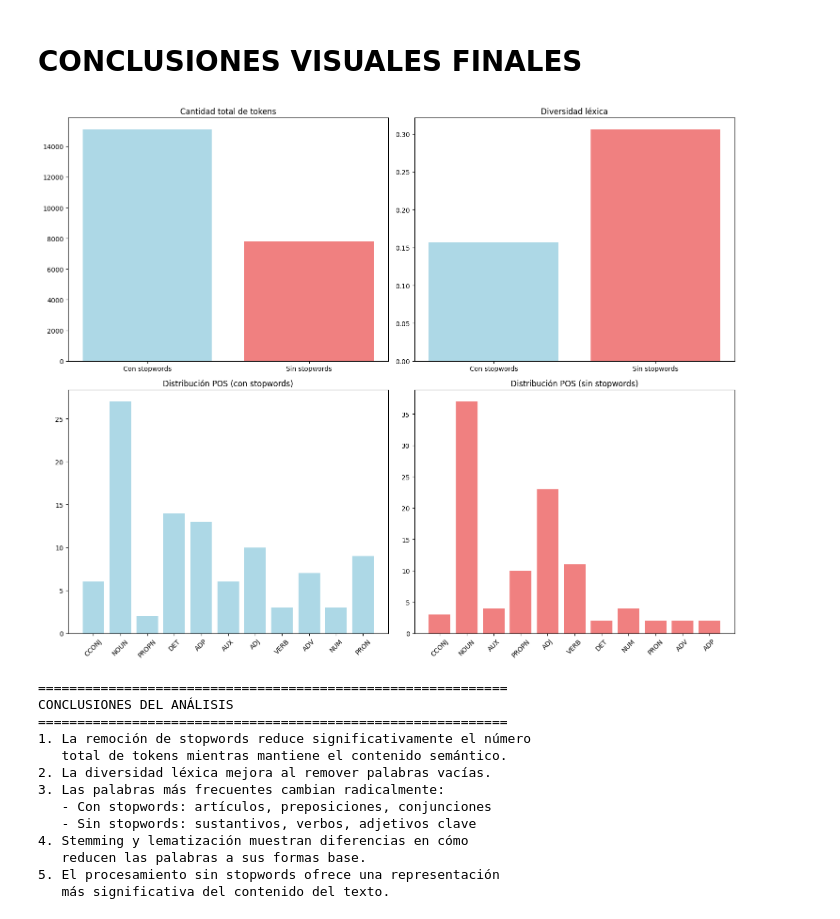
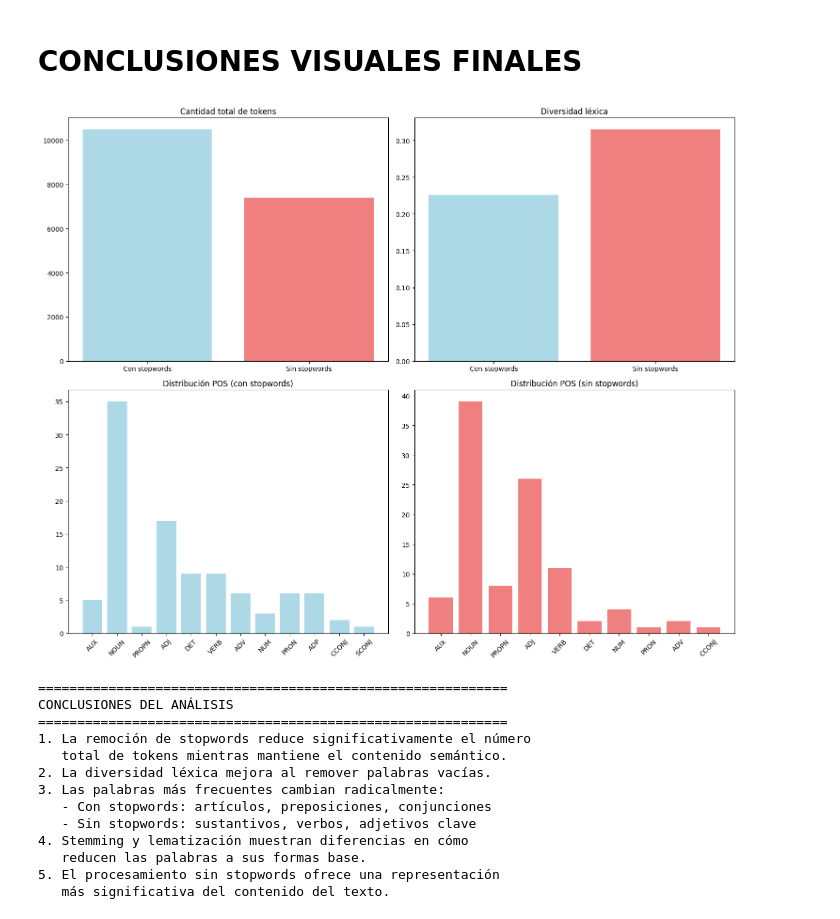
Before and after one commit to Fanova-AR/D_S_3_COM_95480, a Jupyter notebook: Art_of_War_Seoane_Facundo.ipynb, the cells around one changed output. Cells and saved outputs as stored; diff of their text form; code cells hidden in the pictures.

```diff
--- a/Art_of_War_Seoane_Facundo.ipynb
+++ b/Art_of_War_Seoane_Facundo.ipynb
@@ -227,8 +243,8 @@ def analisis_pos_espanol(tokens):
     return tags, conteo_pos
 
 # Aplicar a ambos casos
-tags_con, conteo_con = analisis_pos_espanol(procesado_con_stopwords)
-tags_sin, conteo_sin = analisis_pos_espanol(procesado_sin_stopwords)
+tags_con, conteo_con = analisis_pos_espanol(tokens_con_stopwords)
+tags_sin, conteo_sin = analisis_pos_espanol(tokens_sin_stopwords)
 
 print("=" * 60)
 print("POS TAGGING CORRECTO (usando spaCy español)")
@@ -451,13 +467,13 @@ fig, ((ax1, ax2), (ax3, ax4)) = plt.subplots(2, 2, figsize=(15, 12))
 
 # 1. Cantidad de tokens
 ax1.bar(['Con stopwords', 'Sin stopwords'],
-        [len(procesado_con_stopwords), len(procesado_sin_stopwords)],
+        [len(tokens_con_stopwords), len(tokens_sin_stopwords)],
         color=['lightblue', 'lightcoral'])
 ax1.set_title('Cantidad total de tokens')
 
 # 2. Diversidad léxica
 ax2.bar(['Con stopwords', 'Sin stopwords'],
-        [div_con, div_sin],
+        [diversidad_con, diversidad_sin],
         color=['lightblue', 'lightcoral'])
 ax2.set_title('Diversidad léxica')
 
@@ -466,34 +482,34 @@ tags = list(conteo_con.keys())
 counts = list(conteo_con.values())
 ax3.bar(tags, counts, color='lightblue')
 ax3.set_title('Distribución POS (con stopwords)')
 ax3.tick_params(axis='x', rotation=45)
 
 # 4. Tipos de palabras (POS) sin stopwords
 tags = list(conteo_sin.keys())
 counts = list(conteo_sin.values())
 ax4.bar(tags, counts, color='lightcoral')
 ax4.set_title('Distribución POS (sin stopwords)')
 ax4.tick_params(axis='x', rotation=45)
 
 plt.tight_layout()
 plt.show()
 
 # Conclusiones finales
 print("\n" + "=" * 60)
 print("CONCLUSIONES DEL ANÁLISIS")
 print("=" * 60)
 print("1. La remoción de stopwords reduce significativamente el número")
 print("   total de tokens mientras mantiene el contenido semántico.")
 print("2. La diversidad léxica mejora al remover palabras vacías.")
 print("3. Las palabras más frecuentes cambian radicalmente:")
 print("   - Con stopwords: artículos, preposiciones, conjunciones")
 print("   - Sin stopwords: sustantivos, verbos, adjetivos clave")
 print("4. Stemming y lematización muestran diferencias en cómo")
 print("   reducen las palabras a sus formas base.")
 print("5. El procesamiento sin stopwords ofrece una representación")
 print("   más significativa del contenido del texto.")
 # %% [output]
-[figure, old version]
+[figure, new version]
 ============================================================
 CONCLUSIONES DEL ANÁLISIS
 ============================================================
```
Also changed, not shown: parts of 2 cells of this notebook.
